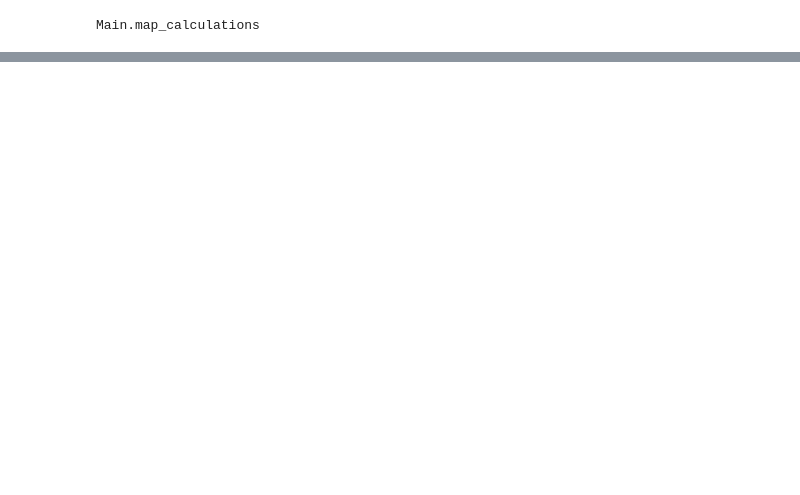
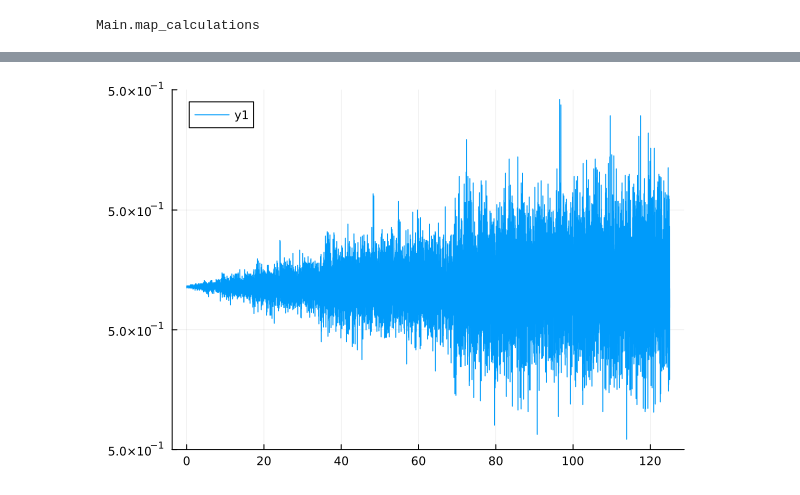
Before and after one commit to DavidStrachan1/Cleaned-PhD-repository, a Jupyter notebook: notebooks/Spin ring/Free fermion model v2.ipynb, the cells around one changed output, grey strips where cells are left out. Saved outputs shown, nothing was run; the diff lists cells and outputs as text; code cells hidden in the pictures; blank space fills up the shorter version.

```diff
--- a/notebooks/Spin ring/Free fermion model v2.ipynb
+++ b/notebooks/Spin ring/Free fermion model v2.ipynb
@@ -70,4 +74,74 @@ norm(Λ_vec[end] * map_calculations.vectorise_mat(ρi) - map_calculations.vector
 # %%
-L = L_vec[end]
-eigen(L).values
+
+function fermionic_spin_ring_lindblad(bath,system)
+
+    d = 2^system.N_ring
+    Id = 1* Matrix(I, d, d)
+    Left_vac = map_calculations.vectorise_mat(Id)
+    cdag,c = map_calculations.matrix_operators(system.N_ring)
+
+    Hsys = complex(zeros(d,d))
+
+    for i =1:system.N_ring
+        Hsys += 2*system.B*cdag[i]*c[i]
+        if i <system.N_ring
+            Hsys += 2*system.J*cdag[i]*c[i+1]
+            Hsys += 2*system.J*cdag[i+1]*c[i]
+
+        elseif i!= 1
+            @assert(i==system.N_ring)
+           # Hsys[1,i] = 2*system.J
+           # Hsys[i,1] = 2*system.J
+            Hsys += 2*system.J*cdag[1]*c[i]
+            Hsys += 2*system.J*cdag[i]*c[1]
+        end
+    end
+
+
+    L_unitary = -im*(map_calculations.rmult(Hsys)- map_calculations.lmult(Hsys))
+
+    Γd = (4/π)*bath.Γ*(1-chain_mapping.fermi_factor(Hsys[1,1],bath.β,bath.μ))
+    Γe = (4/π)*bath.Γ*chain_mapping.fermi_factor(Hsys[1,1],bath.β,bath.μ)
+
+    ind = 3
+    emission = Γd*(map_calculations.rmult(cdag[ind])*map_calculations.lmult(c[ind]) - (1/2)*map_calculations.rmult(cdag[ind]*c[ind]) - (1/2)*map_calculations.lmult(cdag[ind]*c[ind]))
+    absorption = Γe*(map_calculations.rmult(c[ind])*map_calculations.lmult(cdag[ind]) - (1/2)*map_calculations.rmult(c[ind]*cdag[ind]) - (1/2)*map_calculations.lmult(c[ind]*cdag[ind]))
+    L_markovian =L_unitary + absorption + emission
+
+    return L_markovian
+end
+function markovian_evolution(L,ρi,times)
+    return [exp(L*t)*ρi for t in times]
+end
+function number_operator(ind,Nsys)
+    N = [0 0;0 1]
+    Id = Matrix(I,2,2)
+
+    if ind == 1
+        N_manybody = N
+    else
+        N_manybody = Id
+    end
+
+    for i=1:Nsys-1
+        if i+1 == ind
+            N_manybody = kronecker(N_manybody,N)
+        else
+            N_manybody = kronecker(N_manybody,Id)
+        end
+    end
+    return N_manybody
+end
+
+L_markovian = fermionic_spin_ring_lindblad(bath,system)
+
+ρ_init = Matrix(I,2^system.N_ring,2^system.N_ring)
+ρ_init = ρ_init/(tr(ρ_init))
+ρ_init = map_calculations.vectorise_mat(ρ_init)
+
+
+ρ_markovian_vec = markovian_evolution(L_markovian,ρ_init,times)
+first_mode_occ = [tr(number_operator(1,system.N_ring)*map_calculations.unvectorise_ρ(ρ,true)) for ρ in ρ_markovian_vec]
+
+plot(times,real.(first_mode_occ))
 # %% [output]
@@ -90,0 +148 @@ eigen(L).values
+[figure, added]
```
Also changed, not shown: parts of 6 cells of this notebook, 3 other files.
